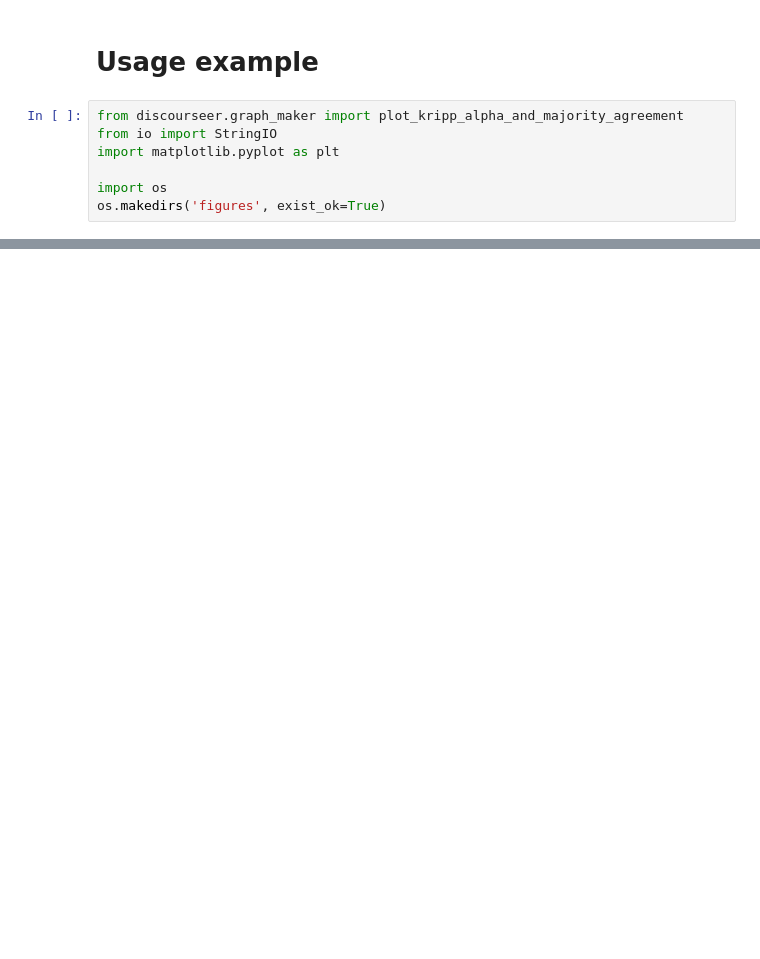
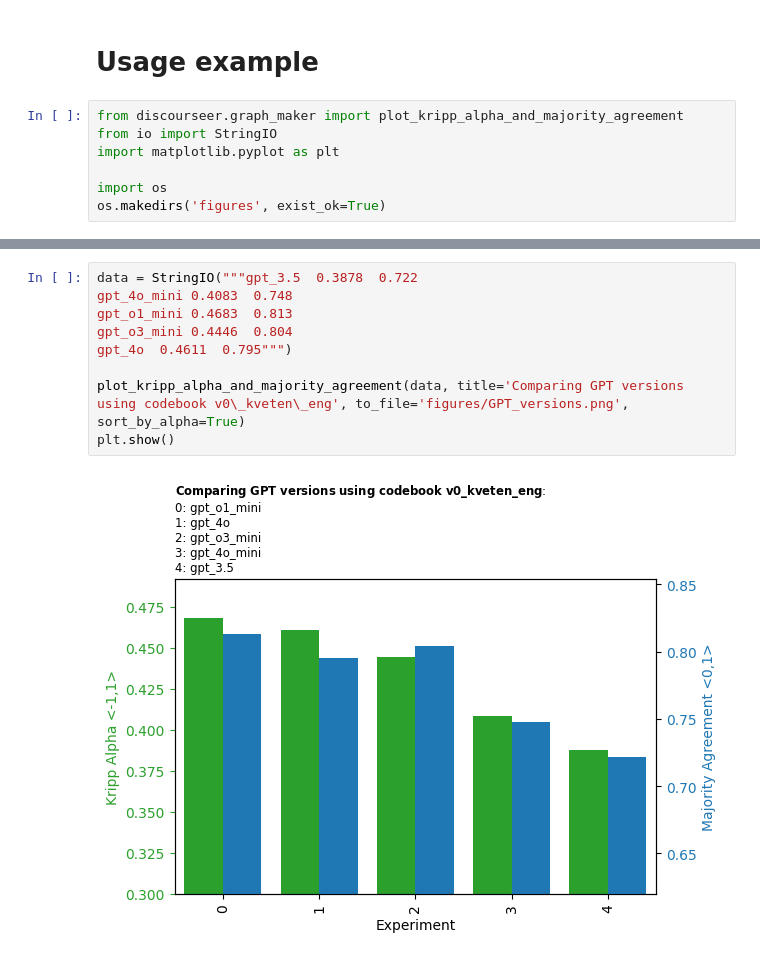
Before and after one commit to DCGM/discourseer, a Jupyter notebook: graph_maker.ipynb, the cells around one changed output, grey strips where cells are left out. Saved outputs shown, nothing was run; the diff lists cells and outputs as text; blank space fills up the shorter version.

```diff
--- a/graph_maker.ipynb
+++ b/graph_maker.ipynb
@@ -21,0 +34,11 @@ plt.show()
+# %%
+data = StringIO("""gpt_3.5	0.3878	0.722
+gpt_4o_mini	0.4083	0.748
+gpt_o1_mini	0.4683	0.813
+gpt_o3_mini	0.4446	0.804
+gpt_4o	0.4611	0.795""")
+
+plot_kripp_alpha_and_majority_agreement(data, title='Comparing GPT versions using codebook v0\_kveten\_eng', to_file='figures/GPT_versions.png', sort_by_alpha=True)
+plt.show()
+# %% [output]
+[figure, added]
```
Also changed, not shown: parts of 5 cells of this notebook, 6 other files.
